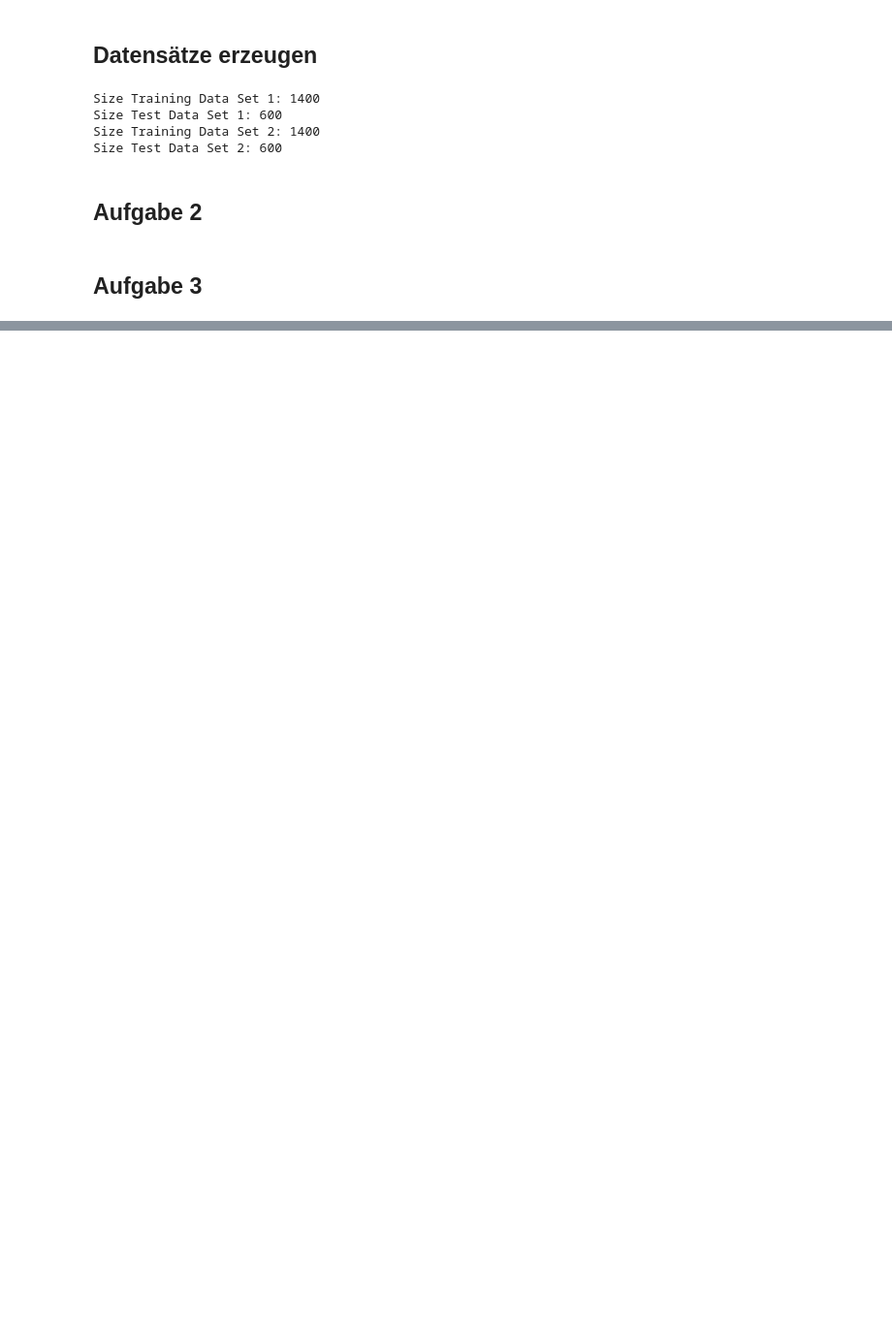
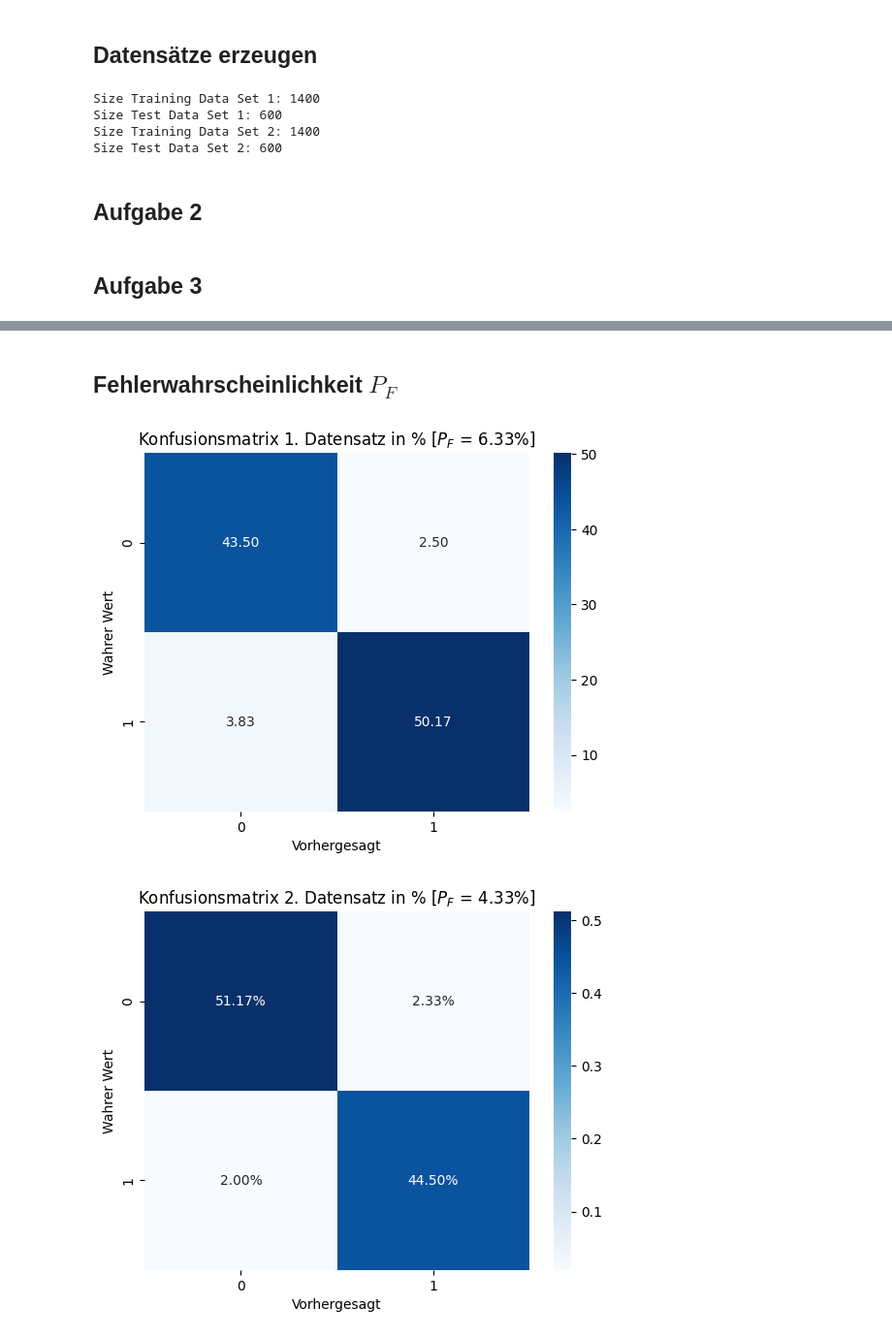
Before and after one commit to simonsymhoven/pattern-matching-machine-learning, a Jupyter notebook: blatt-2/gruppe-1-abgabe-blatt-2/aufgabe-2-3.ipynb, the cells around one changed output, grey strips where cells are left out. Shown: that part at 97% size. Saved outputs shown, nothing was run; the diff lists cells and outputs as text; code cells hidden in the pictures; blank space fills up the shorter version.

```diff
--- a/blatt-2/gruppe-1-abgabe-blatt-2/aufgabe-2-3.ipynb
+++ b/blatt-2/gruppe-1-abgabe-blatt-2/aufgabe-2-3.ipynb
@@ -77,0 +134,30 @@ Size Test Data Set 2: 600
+# %% [markdown]
+## Fehlerwahrscheinlichkeit $ P_F $
+# %%
+y_pred1 = clf1.predict(x_test_set1)
+
+cm1 = confusion_matrix(y_test_set1, y_pred1)
+cm_perc1 = cm1 / cm1.sum() * 100
+sns.heatmap(cm_perc1, annot=True, fmt='.2f', cmap='Blues')
+pf1 = (cm1[0, 1] + cm1[1, 0]) / cm1.sum() * 100
+plt.xlabel('Vorhergesagt')
+plt.ylabel('Wahrer Wert')
+plt.title(fr'Konfusionsmatrix 1. Datensatz in % [$P_F$ = {pf1:.2f}%]')
+plt.show()
+
+
+# 2. Datensatz
+y_pred2 = clf2.predict(x_test_set2)
+
+cm2 = confusion_matrix(y_test_set2, y_pred2)
+cm_perc2 = cm2 / cm2.sum()
+
+sns.heatmap(cm_perc2, annot=True, fmt='.2%', cmap='Blues')
+pf2 = (cm2[0, 1] + cm2[1, 0]) / cm2.sum() * 100
+plt.xlabel('Vorhergesagt')
+plt.ylabel('Wahrer Wert')
+plt.title(fr'Konfusionsmatrix 2. Datensatz in % [$P_F$ = {pf2:.2f}%]')
+plt.show()
+# %% [output]
+[figure, added]
+[figure, added]
```
Also changed, not shown: parts of 6 cells of this notebook.
